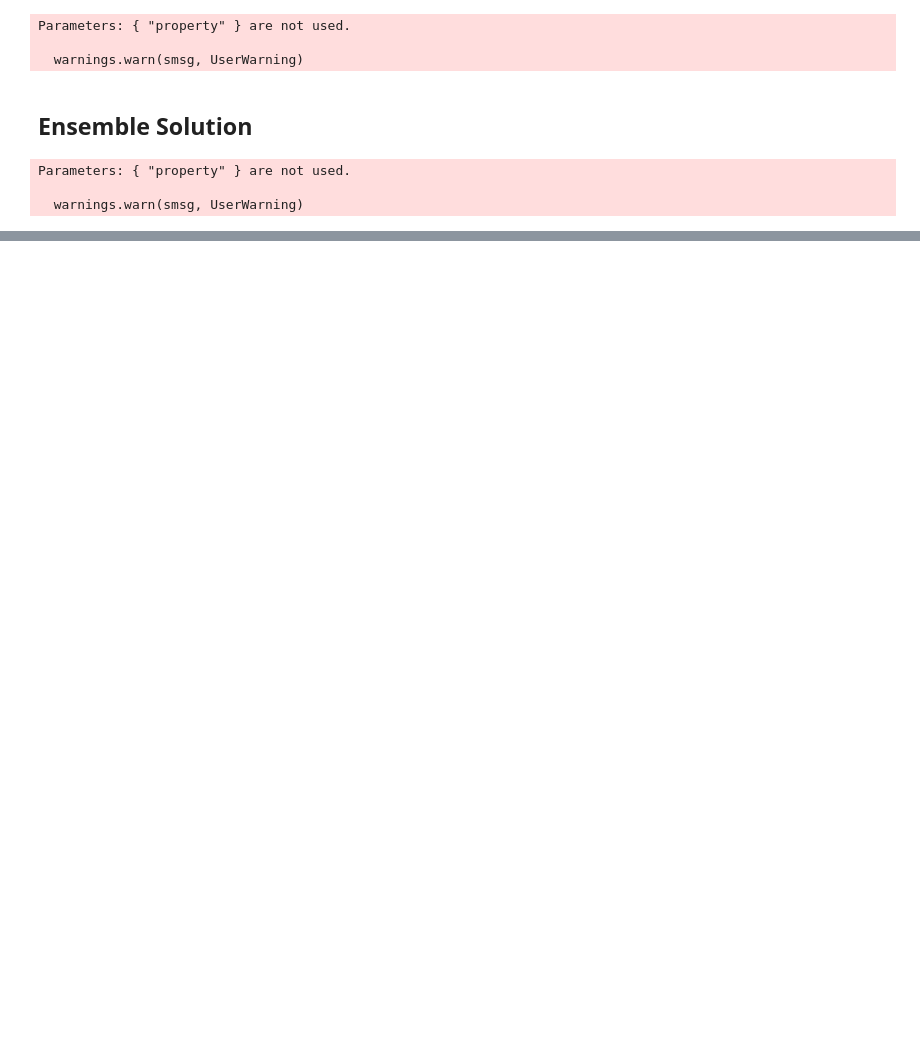
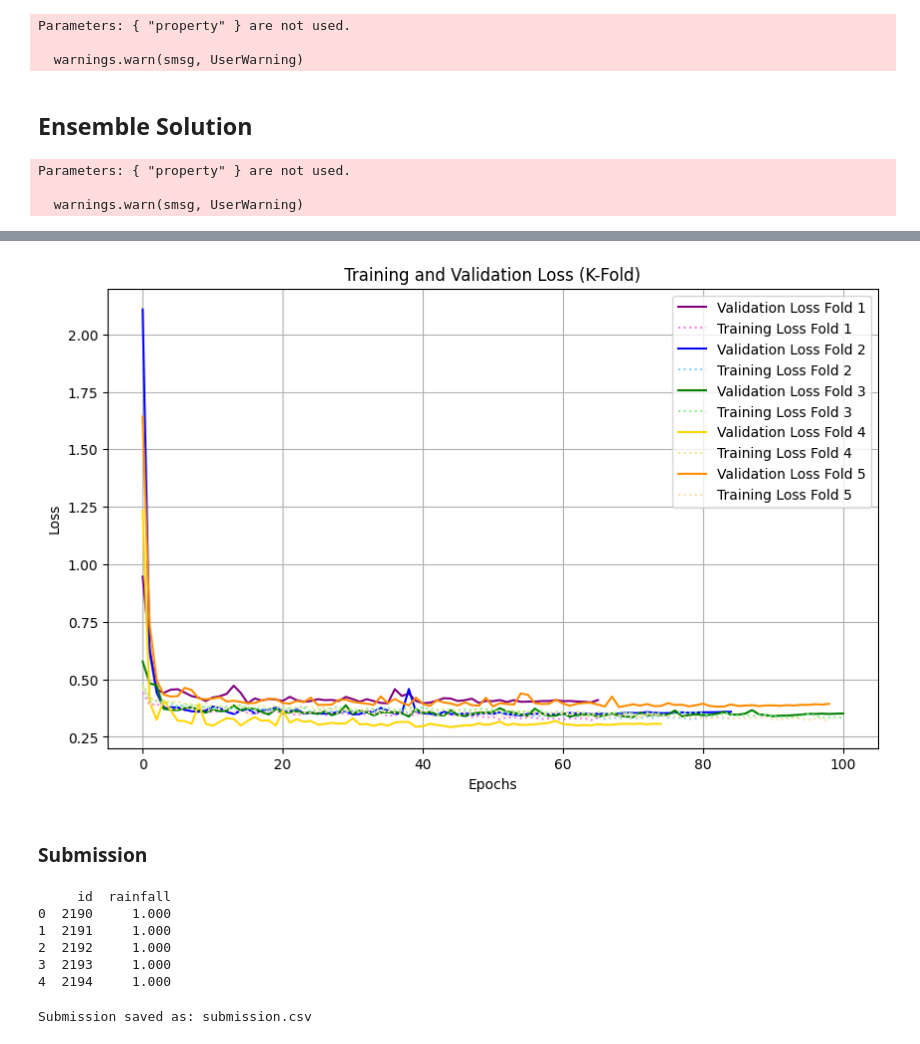
Before and after one commit to einarhre/kaggle-projects, a Jupyter notebook: binarypredictionrainfall.ipynb, the cells around one changed output, grey strips where cells are left out. Drawn from its saved outputs; the diff is of its cells as text; code cells hidden in the pictures; blank space fills up the shorter version.

```diff
--- a/binarypredictionrainfall.ipynb
+++ b/binarypredictionrainfall.ipynb
@@ -1031,9 +1225,9 @@ pipelines = {
 # %%
 scores = {}
 for pipe_name, pipeline in pipelines.items():
-    pipeline.fit(x_train, y_train)
-    scores[(pipe_name,'train')] = accuracy_score(y_train, pipeline.predict(x_train))
-    scores[(pipe_name,'test')] = accuracy_score(y_test, pipeline.predict(x_test))
+    pipeline.fit(X_train, y_train)
+    scores[(pipe_name,'train')] = accuracy_score(y_train, pipeline.predict(X_train))
+    scores[(pipe_name,'test')] = accuracy_score(y_val, pipeline.predict(X_val))
 print(pd.Series(scores).unstack())
 # %% [output]
             test  train
@@ -1058,9 +1252,9 @@ probs = 0
 score = {m: x-(y-x)/(y+x) for ((m,x),(_,y)) in zip([(x,z) for (x,y),z in scores.items() if y=='test'],[(x,z) for (x,y),z in scores.items() if y=='train'])}
 tscore = sum([x for (m,x) in score.items()])
 for pipe_name, pipeline in pipelines.items():
-    pipeline.fit(x_train, y_train)
-    probs += pipeline.predict_proba(test_scaled)*score[pipe_name]/tscore
-submission['rainfall'] = 1 - probs / len(pipelines)
+    pipeline.fit(X_train, y_train)
+    probs += pipeline.predict_proba(test_final)*score[pipe_name]/tscore
+submission[RAINFALL] = 1 - probs / len(pipelines)
 submission.to_csv('/'.join([path_output,'submission.csv']), index = False)
 # %% [output]
 Parameters: { "property" } are not used.
@@ -1068,0 +1527,17 @@ Parameters: { "property" } are not used.
+# %%
+submission = pd.read_csv(path_input + "/sample_submission.csv")
+y_test = submission[RAINFALL]
+
+predictions_all = np.zeros((len(test_df), len(models)))
+
+for i, model in enumerate(models):
+    predictions_all[:, i] = np.squeeze(model.predict(test_df))
+
+final_predictions = np.mean(predictions_all, axis=1)
+final_predictions_class = (final_predictions >= 0.5).astype(int)
+
+test_accuracy = accuracy_score(y_test[:146], final_predictions_class[:146])
+#test_auc = roc_auc_score(y_test[:146], final_predictions[:146])
+
+print(f"Test Accuracy: {test_accuracy:.4f}")
+#print(f"Test AUC: {test_auc:.4f}")
@@ -1068,0 +1551,39 @@ Parameters: { "property" } are not used.
+# %%
+colors_val = ['purple', 'blue', 'green', 'gold', 'darkorange']
+colors_train = ['violet', 'lightskyblue', 'lightgreen', 'khaki', 'navajowhite']
+
+plt.figure(figsize=(10, 6))
+for i, history in enumerate(histories):
+    plt.plot(history.history['val_loss'], color=colors_val[i], label=f'Validation Loss Fold {i+1}')
+    plt.plot(history.history['loss'], color=colors_train[i], linestyle='dotted', label=f'Training Loss Fold {i+1}')
+
+plt.xlabel('Epochs')
+plt.ylabel('Loss')
+plt.title('Training and Validation Loss (K-Fold)')
+plt.legend()
+plt.grid()
+plt.show()
+# %% [output]
+[figure, added]
+# %% [markdown]
+### **Submission**
+# %%
+# Results DataFrame
+result_df = pd.DataFrame({
+    ID: np.arange(2190, 2190 + len(final_predictions)),
+    RAINFALL: final_predictions
+})
+
+print(result_df.head())
+# %% [output]
+     id  rainfall
+0  2190     1.000
+1  2191     1.000
+2  2192     1.000
+3  2193     1.000
+4  2194     1.000
+# %%
+result_df.to_csv('/'.join([path_output,'submission.csv']), index = False)
+print(f"Submission saved as: submission.csv")
+# %% [output]
+Submission saved as: submission.csv
```
Also changed, not shown: parts of 37 cells of this notebook, 2 other files.
